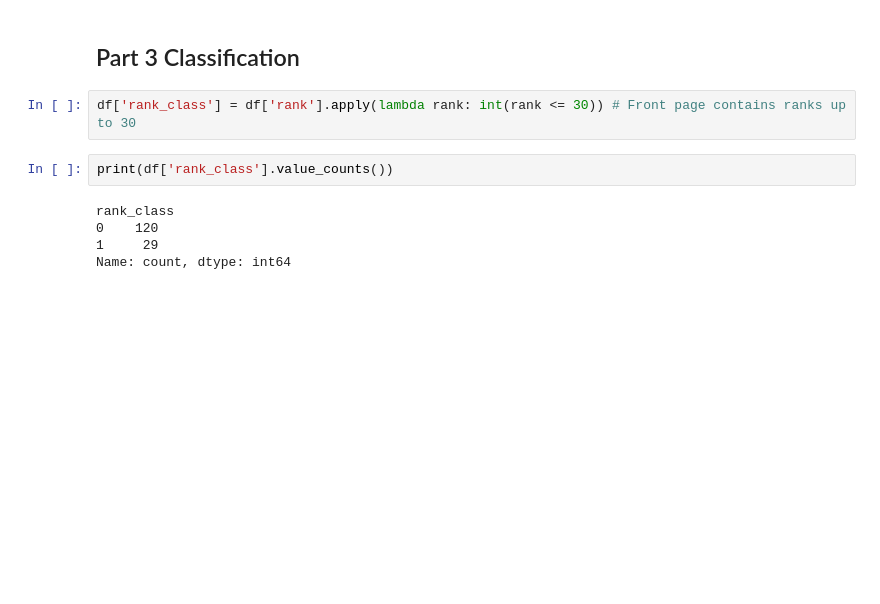
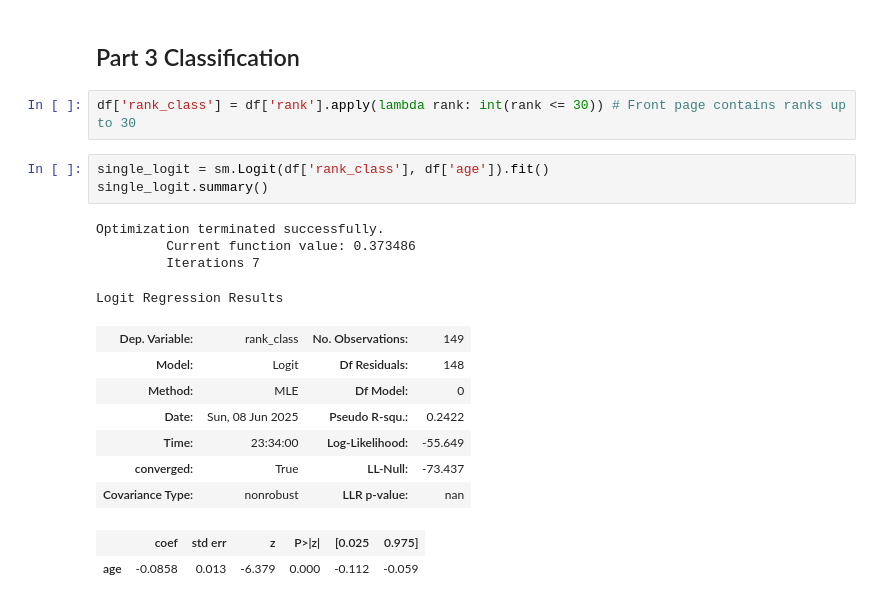
Before and after one commit to ClawCodes/MSD, a Jupyter notebook: CS6017/homework_3/sample.ipynb, the cells around one changed output. Saved outputs shown, nothing was run; the diff lists cells and outputs as text; blank space fills up the shorter version.

```diff
--- a/CS6017/homework_3/sample.ipynb
+++ b/CS6017/homework_3/sample.ipynb
@@ -213,11 +213,21 @@ In the first and second model, points seems to have a minimal impact on rank.
 # %%
 df['rank_class'] = df['rank'].apply(lambda rank: int(rank <= 30)) # Front page contains ranks up to 30
 # %%
-print(df['rank_class'].value_counts())
+single_logit = sm.Logit(df['rank_class'], df['age']).fit()
+single_logit.summary()
 # %% [output]
-rank_class
-0    120
-1     29
-Name: count, dtype: int64
+Optimization terminated successfully.
+         Current function value: 0.373486
+         Iterations 7
+Logit Regression Results
+| Dep. Variable: | rank_class | No. Observations: | 149 |
+| Model: | Logit | Df Residuals: | 148 |
+| Method: | MLE | Df Model: | 0 |
+| Date: | Sun, 08 Jun 2025 | Pseudo R-squ.: | 0.2422 |
+| Time: | 23:34:00 | Log-Likelihood: | -55.649 |
+| converged: | True | LL-Null: | -73.437 |
+| Covariance Type: | nonrobust | LLR p-value: | nan |
+|  | coef | std err | z | P>|z| | [0.025 | 0.975] |
+| age | -0.0858 | 0.013 | -6.379 | 0.000 | -0.112 | -0.059 |
 # %%
 df.plot.scatter(x='age', y='rank_class')
```
Also changed, not shown: parts of 6 cells of this notebook.
